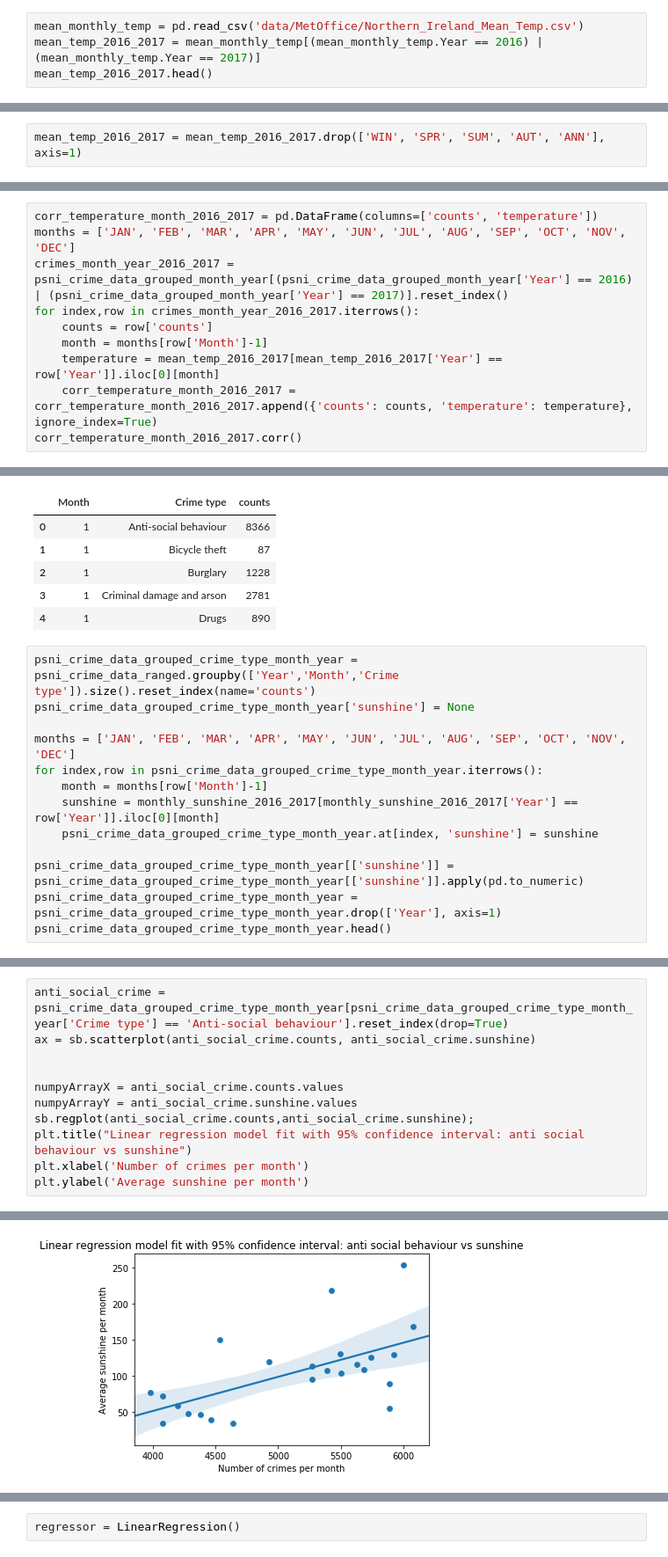
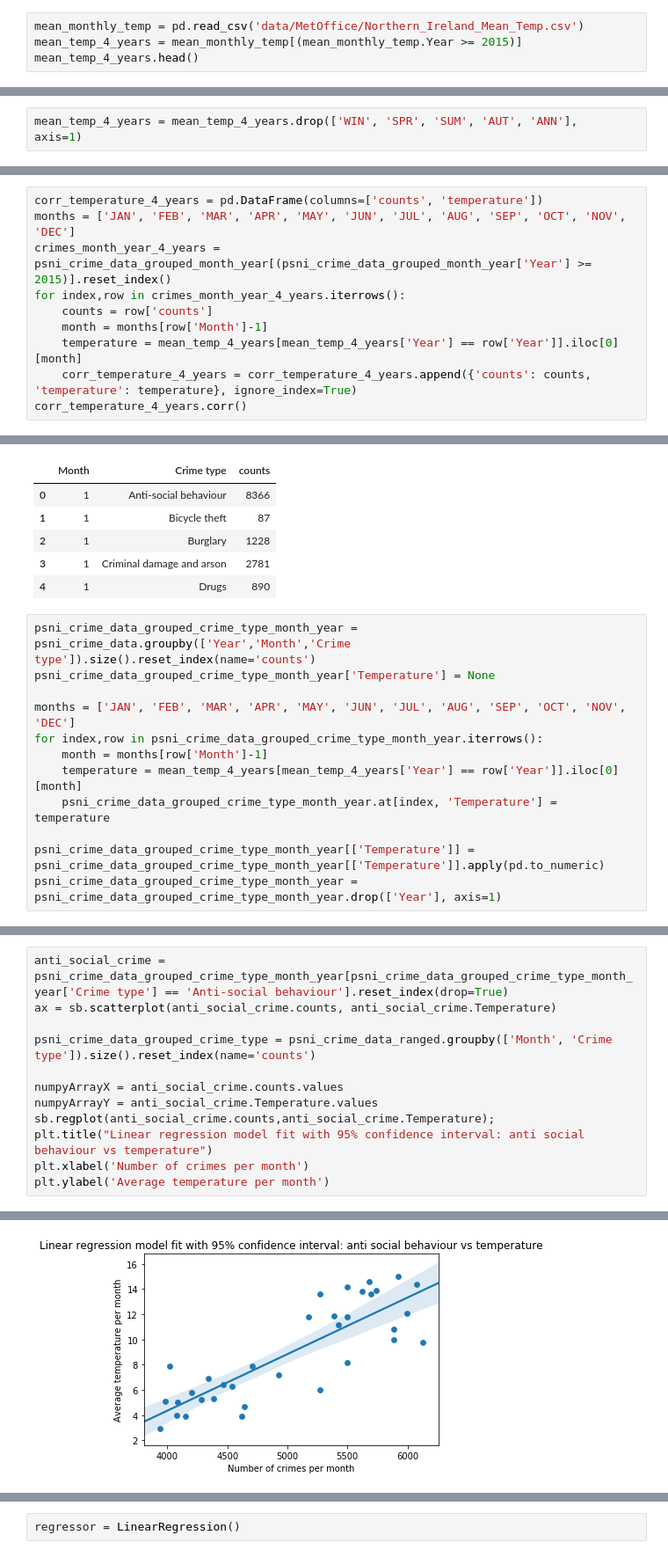
Before and after one commit to JBailey96/PSNI-Crime-Data-EDA, a Jupyter notebook: Crime EDA.ipynb, the cells around one changed output, grey strips where cells are left out. Shown at 88% size. Saved outputs shown, nothing was run; the diff lists cells and outputs as text.

```diff
--- a/Crime EDA.ipynb
+++ b/Crime EDA.ipynb
@@ -648,7 +697,7 @@ plt.legend(['2017', '2016'])
 <b> The spring and summer months have the most sunshine, while the autumn and winter have the least. This will provide a way to see if there is an influence of seasonal changes to number of crimes, but May being the peak in both years when ASB and highly correlated crime criminal damage and arson's peaks are in October and August respectively. </b>
 # %%
 mean_monthly_temp = pd.read_csv('data/MetOffice/Northern_Ireland_Mean_Temp.csv')
-mean_temp_2016_2017 = mean_monthly_temp[(mean_monthly_temp.Year == 2016) | (mean_monthly_temp.Year == 2017)]
-mean_temp_2016_2017.head()
+mean_temp_4_years = mean_monthly_temp[(mean_monthly_temp.Year >= 2015)]
+mean_temp_4_years.head()
 # %% [output]
 |  | Year | JAN | FEB | MAR | APR | MAY | JUN | JUL | AUG | SEP | OCT | ... |
@@ -657,3 +708,3 @@ mean_temp_2016_2017.head()
 # %%
-mean_temp_2016_2017 = mean_temp_2016_2017.drop(['WIN', 'SPR', 'SUM', 'AUT', 'ANN'],  axis=1)
+mean_temp_4_years = mean_temp_4_years.drop(['WIN', 'SPR', 'SUM', 'AUT', 'ANN'],  axis=1)
 # %%
@@ -787,12 +840,12 @@ Text(0.5,1,'Average temperature per month vs Number of crimes per month in 2017'
 # %%
-corr_temperature_month_2016_2017 = pd.DataFrame(columns=['counts', 'temperature'])
+corr_temperature_4_years = pd.DataFrame(columns=['counts', 'temperature'])
 months = ['JAN', 'FEB', 'MAR', 'APR', 'MAY', 'JUN', 'JUL', 'AUG', 'SEP', 'OCT', 'NOV', 'DEC']
-crimes_month_year_2016_2017 = psni_crime_data_grouped_month_year[(psni_crime_data_grouped_month_year['Year'] == 2016) | (psni_crime_data_grouped_month_year['Year'] == 2017)].reset_index()
-for index,row in crimes_month_year_2016_2017.iterrows():
+crimes_month_year_4_years = psni_crime_data_grouped_month_year[(psni_crime_data_grouped_month_year['Year'] >= 2015)].reset_index()
+for index,row in crimes_month_year_4_years.iterrows():
     counts = row['counts']
     month = months[row['Month']-1]
-    temperature = mean_temp_2016_2017[mean_temp_2016_2017['Year'] == row['Year']].iloc[0][month]
-    corr_temperature_month_2016_2017 = corr_temperature_month_2016_2017.append({'counts': counts, 'temperature': temperature}, ignore_index=True)
-corr_temperature_month_2016_2017.corr()
+    temperature = mean_temp_4_years[mean_temp_4_years['Year'] == row['Year']].iloc[0][month]
+    corr_temperature_4_years = corr_temperature_4_years.append({'counts': counts, 'temperature': temperature}, ignore_index=True)
+corr_temperature_4_years.corr()
 # %% [output]
 |  | counts | temperature |
@@ -808,15 +861,14 @@ psni_crime_data_grouped_crime_type.head()
 | 3 | 1 | Criminal damage and arson | 2781 |
 | 4 | 1 | Drugs | 890 |
 # %%
-psni_crime_data_grouped_crime_type_month_year = psni_crime_data_ranged.groupby(['Year','Month','Crime type']).size().reset_index(name='counts')
-psni_crime_data_grouped_crime_type_month_year['sunshine'] = None
+psni_crime_data_grouped_crime_type_month_year = psni_crime_data.groupby(['Year','Month','Crime type']).size().reset_index(name='counts')
+psni_crime_data_grouped_crime_type_month_year['Temperature'] = None
 
 months = ['JAN', 'FEB', 'MAR', 'APR', 'MAY', 'JUN', 'JUL', 'AUG', 'SEP', 'OCT', 'NOV', 'DEC']
 for index,row in psni_crime_data_grouped_crime_type_month_year.iterrows():
     month = months[row['Month']-1]
-    sunshine = monthly_sunshine_2016_2017[monthly_sunshine_2016_2017['Year'] == row['Year']].iloc[0][month]
-    psni_crime_data_grouped_crime_type_month_year.at[index, 'sunshine'] = sunshine
+    temperature = mean_temp_4_years[mean_temp_4_years['Year'] == row['Year']].iloc[0][month]
+    psni_crime_data_grouped_crime_type_month_year.at[index, 'Temperature'] = temperature
 
-psni_crime_data_grouped_crime_type_month_year[['sunshine']] = psni_crime_data_grouped_crime_type_month_year[['sunshine']].apply(pd.to_numeric)
+psni_crime_data_grouped_crime_type_month_year[['Temperature']] = psni_crime_data_grouped_crime_type_month_year[['Temperature']].apply(pd.to_numeric)
 psni_crime_data_grouped_crime_type_month_year = psni_crime_data_grouped_crime_type_month_year.drop(['Year'], axis=1)
-psni_crime_data_grouped_crime_type_month_year.head()
@@ -858,12 +903,13 @@ correlation_crime_type.nsmallest(5, ['Correlation']).head()
 # %%
 anti_social_crime = psni_crime_data_grouped_crime_type_month_year[psni_crime_data_grouped_crime_type_month_year['Crime type'] == 'Anti-social behaviour'].reset_index(drop=True)
-ax = sb.scatterplot(anti_social_crime.counts, anti_social_crime.sunshine)
+ax = sb.scatterplot(anti_social_crime.counts, anti_social_crime.Temperature)
 
+psni_crime_data_grouped_crime_type = psni_crime_data_ranged.groupby(['Month', 'Crime type']).size().reset_index(name='counts')
 
 numpyArrayX = anti_social_crime.counts.values
-numpyArrayY = anti_social_crime.sunshine.values
-sb.regplot(anti_social_crime.counts,anti_social_crime.sunshine);
-plt.title("Linear regression model fit with 95% confidence interval: anti social behaviour vs sunshine")
+numpyArrayY = anti_social_crime.Temperature.values
+sb.regplot(anti_social_crime.counts,anti_social_crime.Temperature);
+plt.title("Linear regression model fit with 95% confidence interval: anti social behaviour vs temperature")
 plt.xlabel('Number of crimes per month')
-plt.ylabel('Average sunshine per month')
+plt.ylabel('Average temperature per month')
 # %% [output]
@@ -871,2 +917,2 @@ Text(0,0.5,'Average sunshine per month')
-[figure, old version]
+[figure, new version]
 # %%
```
Also changed, not shown: parts of 58 cells of this notebook, 1 other file.
